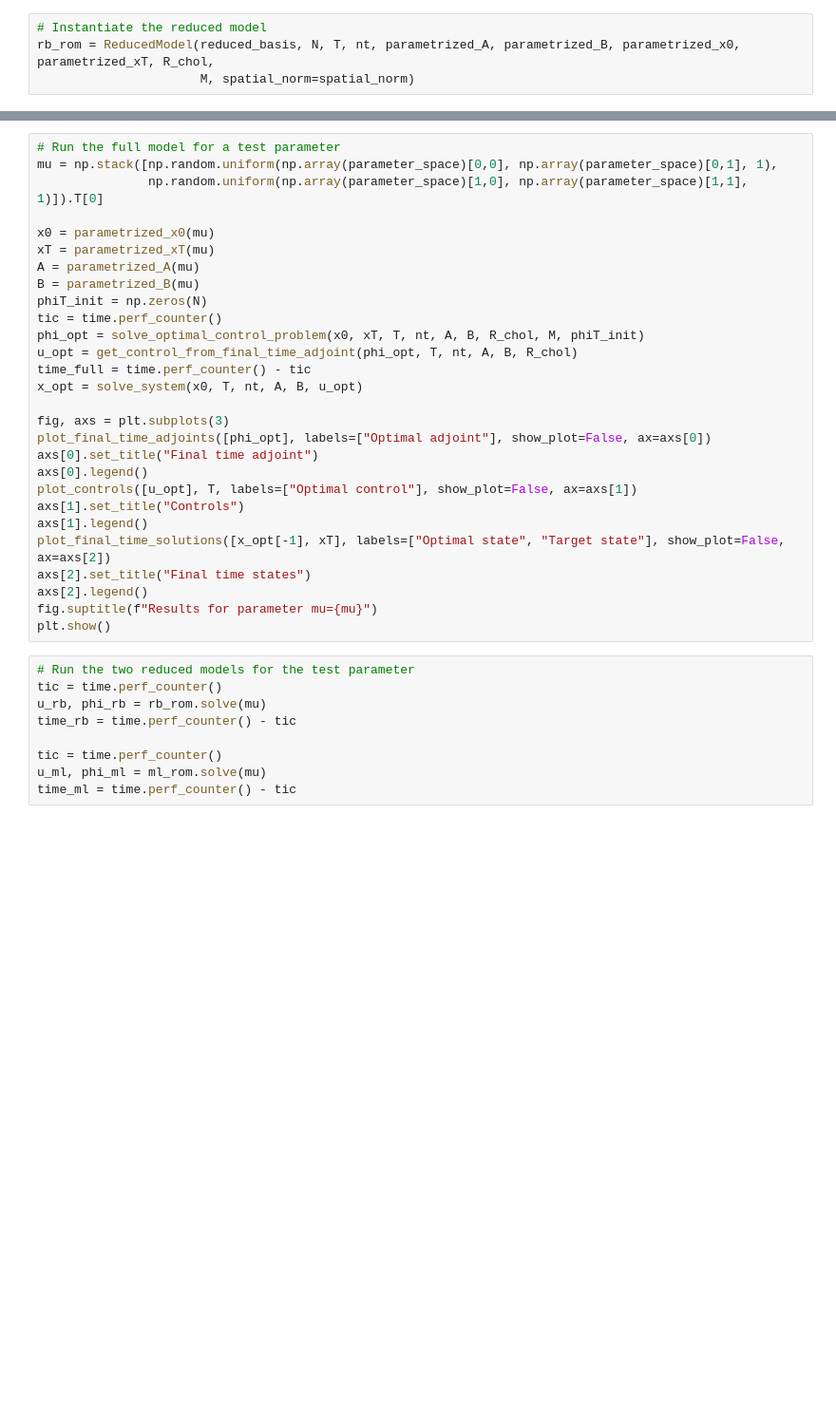
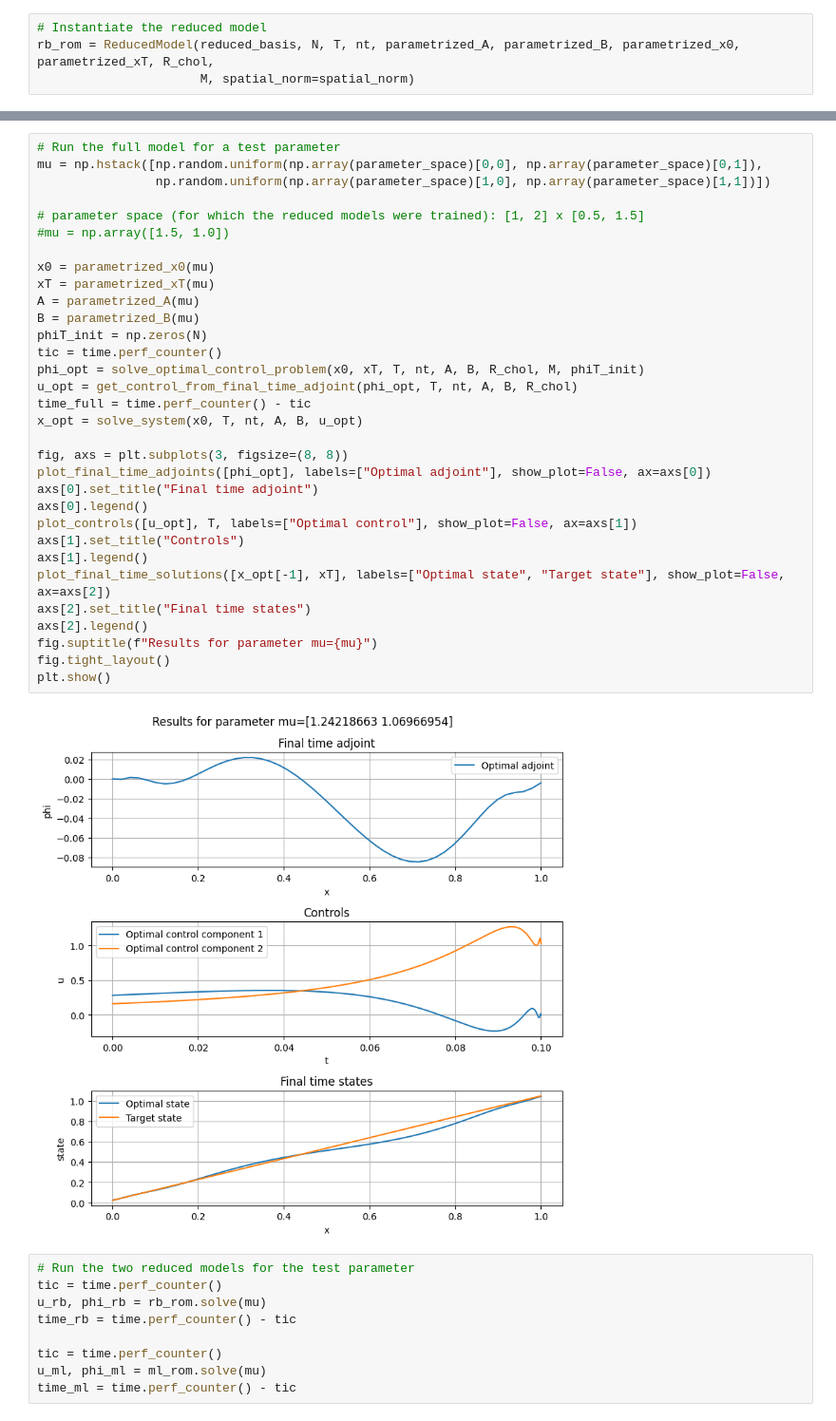
Before and after one commit to HenKlei/showcase-ml-control, a Jupyter notebook: notebooks/heat_equation.ipynb, the cells around one changed output, grey strips where cells are left out. Shown at 95% size. Drawn from its saved outputs; the diff is of its cells as text; blank space fills up the shorter version.

Commit message:
extended plots in heat equation notebook

```diff
--- a/notebooks/heat_equation.ipynb
+++ b/notebooks/heat_equation.ipynb
@@ -58,31 +80,37 @@ ml_rom.train()
 # %%
 # Run the full model for a test parameter
-mu = np.stack([np.random.uniform(np.array(parameter_space)[0,0], np.array(parameter_space)[0,1], 1),
-               np.random.uniform(np.array(parameter_space)[1,0], np.array(parameter_space)[1,1], 1)]).T[0]
+mu = np.hstack([np.random.uniform(np.array(parameter_space)[0,0], np.array(parameter_space)[0,1]),
+                np.random.uniform(np.array(parameter_space)[1,0], np.array(parameter_space)[1,1])])
+
+# parameter space (for which the reduced models were trained): [1, 2] x [0.5, 1.5]
+#mu = np.array([1.5, 1.0])
 
 x0 = parametrized_x0(mu)
 xT = parametrized_xT(mu)
 A = parametrized_A(mu)
 B = parametrized_B(mu)
 phiT_init = np.zeros(N)
 tic = time.perf_counter()
 phi_opt = solve_optimal_control_problem(x0, xT, T, nt, A, B, R_chol, M, phiT_init)
 u_opt = get_control_from_final_time_adjoint(phi_opt, T, nt, A, B, R_chol)
 time_full = time.perf_counter() - tic
 x_opt = solve_system(x0, T, nt, A, B, u_opt)
 
-fig, axs = plt.subplots(3)
+fig, axs = plt.subplots(3, figsize=(8, 8))
 plot_final_time_adjoints([phi_opt], labels=["Optimal adjoint"], show_plot=False, ax=axs[0])
 axs[0].set_title("Final time adjoint")
 axs[0].legend()
 plot_controls([u_opt], T, labels=["Optimal control"], show_plot=False, ax=axs[1])
 axs[1].set_title("Controls")
 axs[1].legend()
 plot_final_time_solutions([x_opt[-1], xT], labels=["Optimal state", "Target state"], show_plot=False, ax=axs[2])
 axs[2].set_title("Final time states")
 axs[2].legend()
 fig.suptitle(f"Results for parameter mu={mu}")
+fig.tight_layout()
 plt.show()
+# %% [output]
+[figure, added]
 # %%
 # Run the two reduced models for the test parameter
 tic = time.perf_counter()
```
Also changed, not shown: parts of 6 cells of this notebook.
